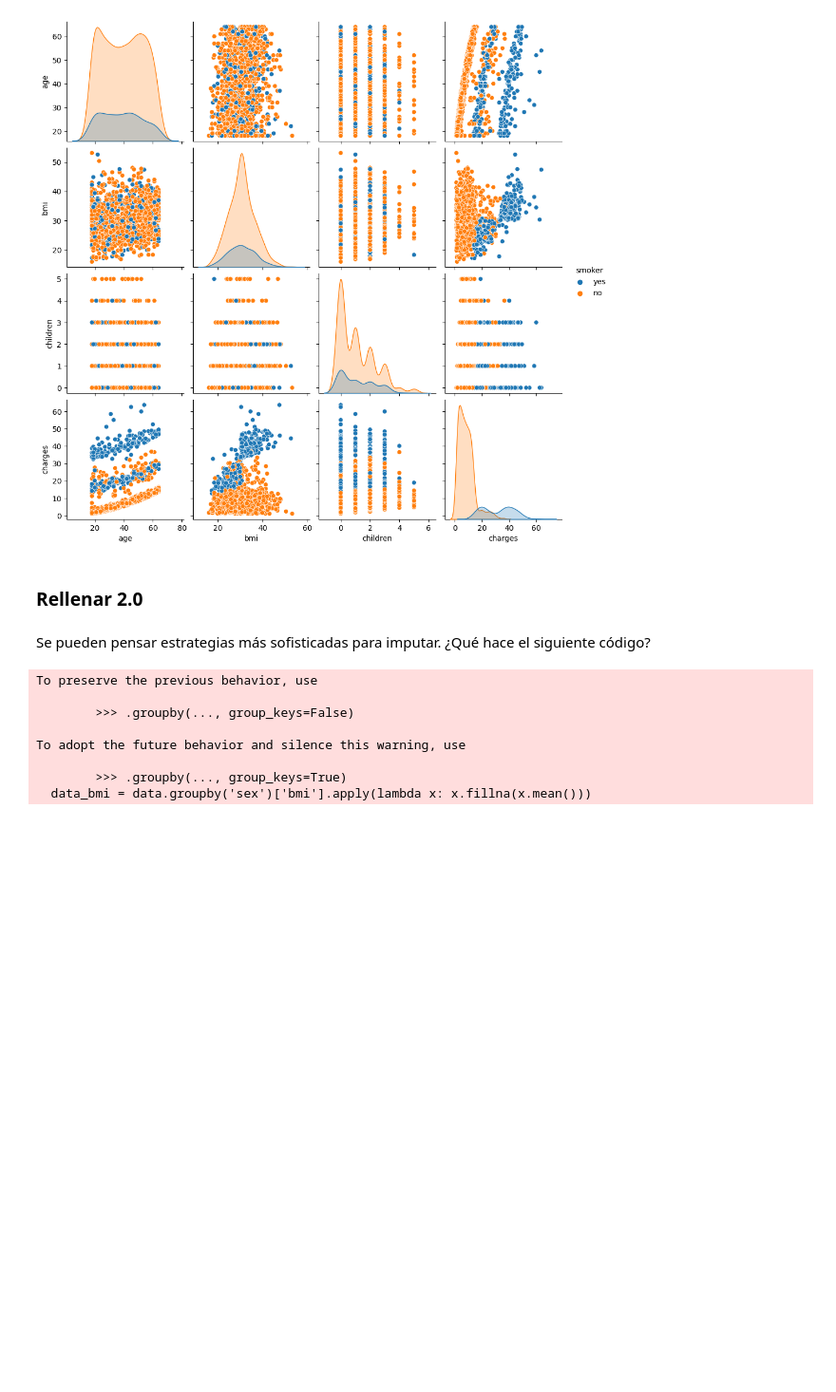
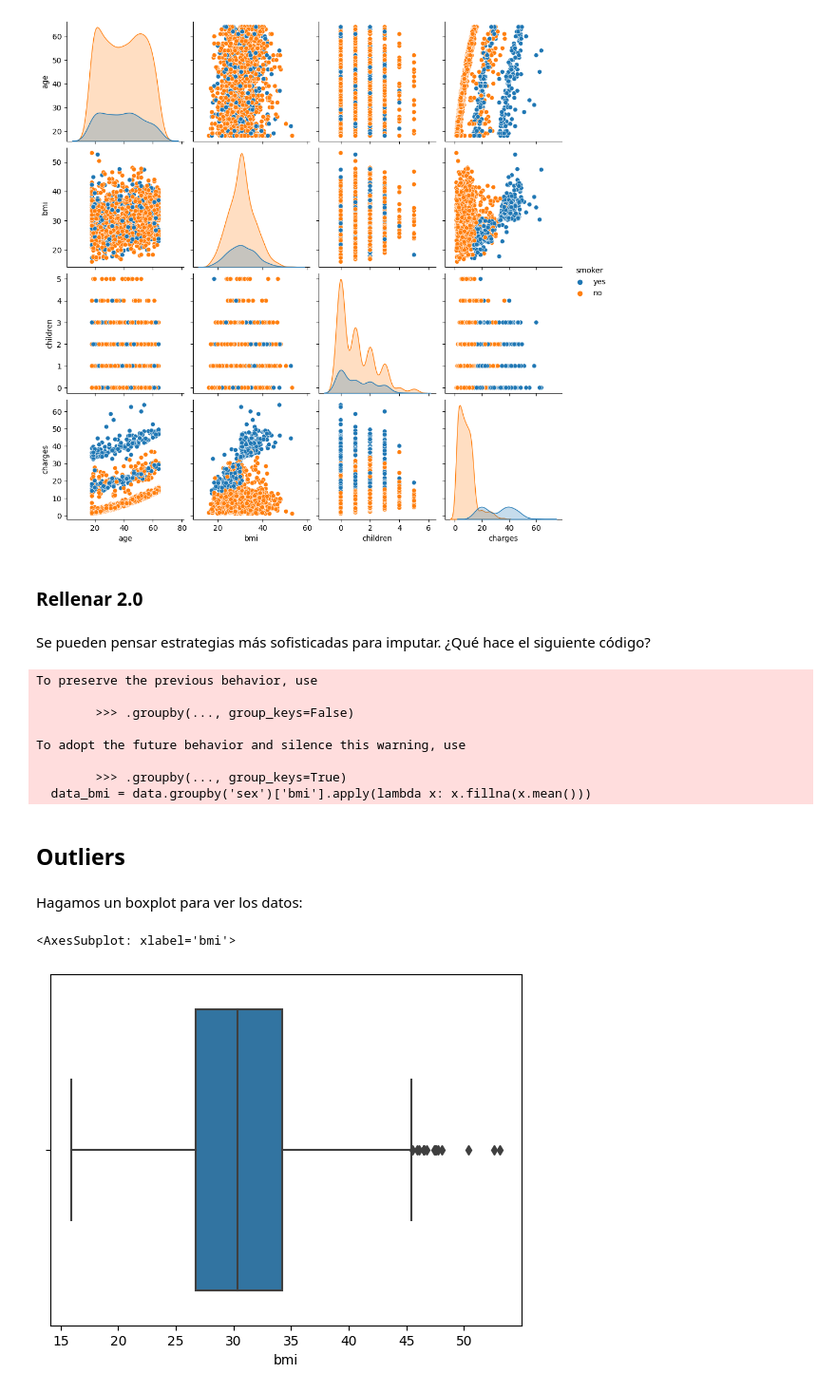
Before and after one commit to andres-mart/Coderhouse, a Jupyter notebook: 7. Preprocesamiento de Datos/Ejericio_1.ipynb, the cells around one changed output. Shown at 95% size. Cells and saved outputs as stored; diff of their text form; code cells hidden in the pictures; blank space fills up the shorter version.

```diff
--- a/7. Preprocesamiento de Datos/Ejericio_1.ipynb
+++ b/7. Preprocesamiento de Datos/Ejericio_1.ipynb
@@ -116,3 +116,12 @@ To adopt the future behavior and silence this warning, use
 
         >>> .groupby(..., group_keys=True)
   data_bmi = data.groupby('sex')['bmi'].apply(lambda x: x.fillna(x.mean()))
+# %% [markdown]
+## Outliers
+# %% [markdown]
+Hagamos un boxplot para ver los datos:
+# %%
+sns.boxplot(x='bmi', data=data2)
+# %% [output]
+<AxesSubplot: xlabel='bmi'>
+[figure, added]
```
